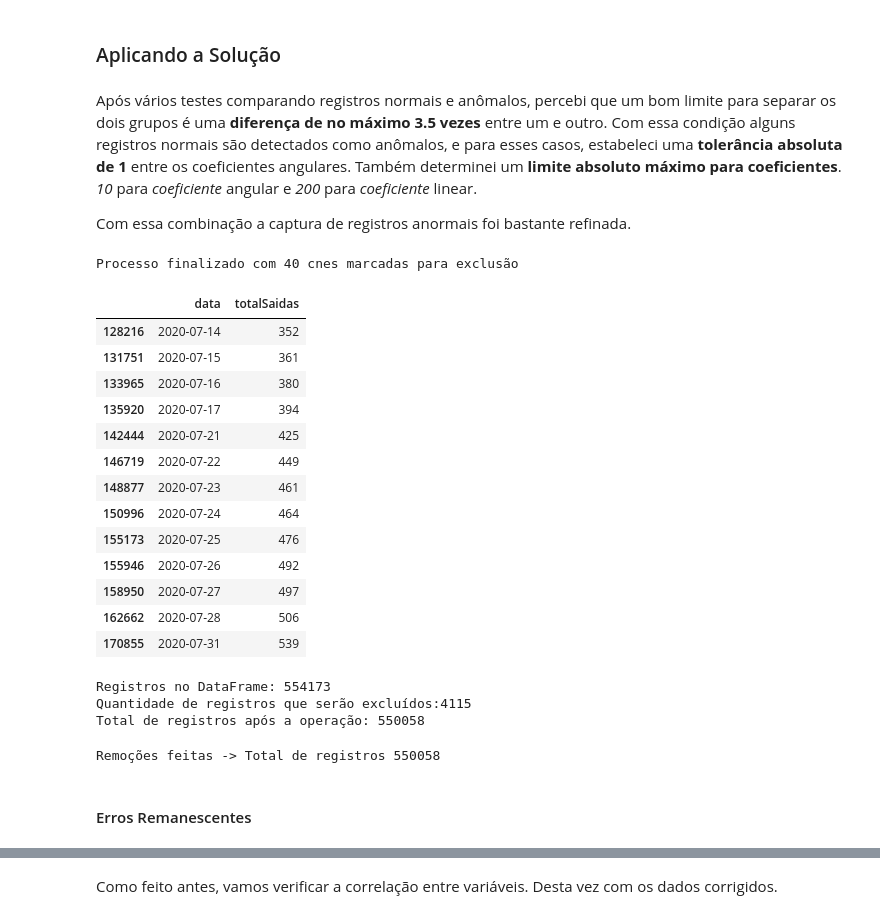
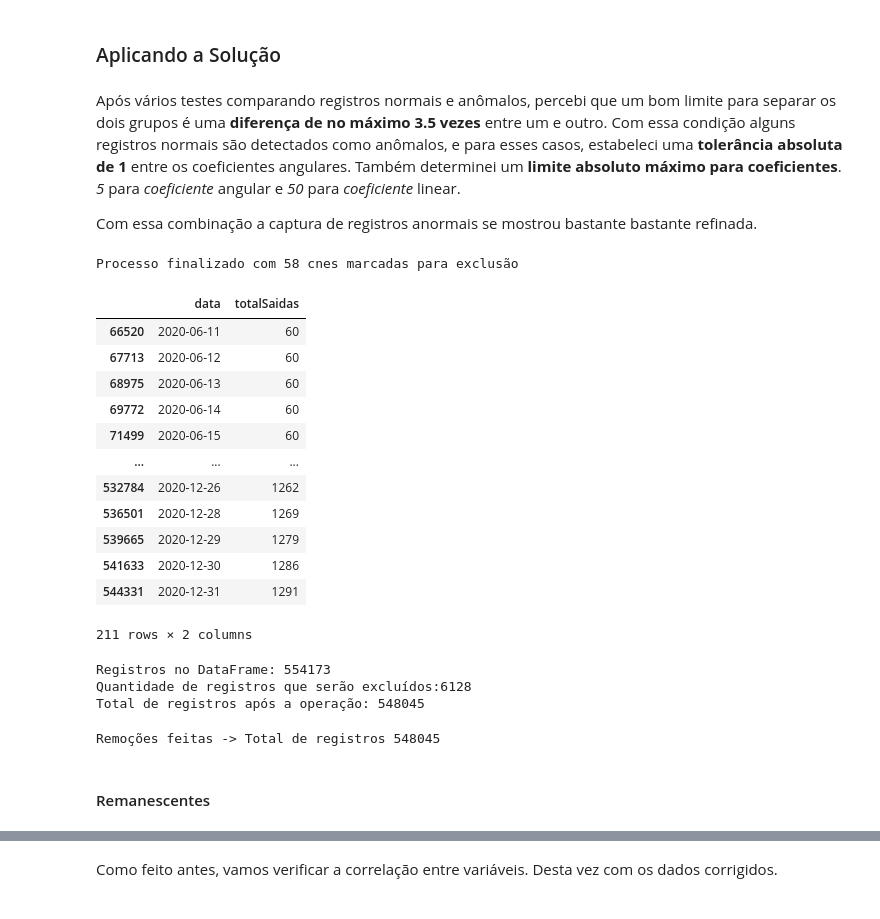
Before and after one commit to lucascorumba/study-projects, a Jupyter notebook: covid-hospital/analysis.ipynb, the cells around one changed output, grey strips where cells are left out. Cells and saved outputs as stored; diff of their text form; code cells hidden in the pictures.

```diff
--- a/covid-hospital/analysis.ipynb
+++ b/covid-hospital/analysis.ipynb
@@ -1865,9 +1865,9 @@ Teste com registros anômalos --> Coeficientes estão dentro do limite? Não
 # %% [markdown]
 ### Aplicando a Solução<a id="12-b"></a>
 # %% [markdown]
-Após vários testes comparando registros normais e anômalos, percebi que um bom limite para separar os dois grupos é uma **diferença de no máximo 3.5 vezes** entre um e outro. Com essa condição alguns registros normais são detectados como anômalos, e para esses casos, estabeleci uma **tolerância absoluta de 1** entre os coeficientes angulares. Também determinei um **limite absoluto máximo para coeficientes**. *10* para *coeficiente* angular e *200* para *coeficiente* linear.
+Após vários testes comparando registros normais e anômalos, percebi que um bom limite para separar os dois grupos é uma **diferença de no máximo 3.5 vezes** entre um e outro. Com essa condição alguns registros normais são detectados como anômalos, e para esses casos, estabeleci uma **tolerância absoluta de 1** entre os coeficientes angulares. Também determinei um **limite absoluto máximo para coeficientes**. *5* para *coeficiente* angular e *50* para *coeficiente* linear.
 
-Com essa combinação a captura de registros anormais foi bastante refinada.
+Com essa combinação a captura de registros anormais se mostrou bastante bastante refinada.
 # %%
 # listas temporárias para valores de saída / id de 'cnes' marcadas para exclusão
 jan_ago, set_dez, drop_cnes = list(), list(), list()
@@ -1906,17 +1906,17 @@ with warnings.catch_warnings():
                 utils.clear_lists(jan_ago, set_dez)
                 continue
             # onde só há um conjunto, testa apenas o coeficiente angular presente
-            if ((coef_a1) and (coef_a1 < 10)) or ((coef_a2) and (coef_a2 < 10)):
+            if ((coef_a1) and (coef_a1 < 5)) or ((coef_a2) and (coef_a2 < 5)):
                 utils.clear_lists(jan_ago, set_dez)
                 continue
-            # coeficiente angular maior que 10 -> marca para exclusão
+            # coeficiente angular maior que 5 -> marca para exclusão
             else:
                 drop_cnes.append(cnes)
                 utils.clear_lists(jan_ago, set_dez)
                 continue
 
-        # valor absoluto máximo aceitável para coeficientes -> linear: 200 | angular: 10
-        if (coef_a1 > 10) or (coef_a2 > 10) or (coef_l1 > 200) or (coef_l2 > 200):
+        # valor absoluto máximo aceitável para coeficientes -> linear: 50 | angular: 5
+        if (abs(coef_a1) >= 5) or (abs(coef_a2) >= 5) or (abs(coef_l1) >= 50) or (abs(coef_l2) >= 50):
             drop_cnes.append(cnes)
             utils.clear_lists(jan_ago, set_dez)
             continue
@@ -1937,25 +1937,24 @@ with warnings.catch_warnings():
 
 print(f'\nProcesso finalizado com {len(drop_cnes)} cnes marcadas para exclusão')
 # %% [output]
-Processo finalizado com 40 cnes marcadas para exclusão
+Processo finalizado com 58 cnes marcadas para exclusão
 # %%
 # pequena amostra de uma cnes com registros anormais
-df.loc[(df['cnes'] == drop_cnes[2]) & (df['totalSaidas'] > 350), ['data', 'totalSaidas']]
+df.loc[(df['cnes'] == drop_cnes[5]), ['data', 'totalSaidas']]
 # %% [output]
 |  | data | totalSaidas |
-| 128216 | 2020-07-14 | 352 |
-| 131751 | 2020-07-15 | 361 |
-| 133965 | 2020-07-16 | 380 |
-| 135920 | 2020-07-17 | 394 |
-| 142444 | 2020-07-21 | 425 |
-| 146719 | 2020-07-22 | 449 |
-| 148877 | 2020-07-23 | 461 |
-| 150996 | 2020-07-24 | 464 |
-| 155173 | 2020-07-25 | 476 |
-| 155946 | 2020-07-26 | 492 |
-| 158950 | 2020-07-27 | 497 |
-| 162662 | 2020-07-28 | 506 |
-| 170855 | 2020-07-31 | 539 |
+| 66520 | 2020-06-11 | 60 |
+| 67713 | 2020-06-12 | 60 |
+| 68975 | 2020-06-13 | 60 |
+| 69772 | 2020-06-14 | 60 |
+| 71499 | 2020-06-15 | 60 |
+| ... | ... | ... |
+| 532784 | 2020-12-26 | 1262 |
+| 536501 | 2020-12-28 | 1269 |
+| 539665 | 2020-12-29 | 1279 |
+| 541633 | 2020-12-30 | 1286 |
+| 544331 | 2020-12-31 | 1291 |
+211 rows × 2 columns
 # %%
 # Verificação
 print(f"Registros no DataFrame: {df.shape[0]}\n\
@@ -1963,14 +1962,14 @@ Quantidade de registros que serão excluídos:{len(df[df['cnes'].isin(drop_cnes)
 Total de registros após a operação: {df.shape[0] - len(df[df['cnes'].isin(drop_cnes)])}")
 # %% [output]
 Registros no DataFrame: 554173
-Quantidade de registros que serão excluídos:4115
-Total de registros após a operação: 550058
+Quantidade de registros que serão excluídos:6128
+Total de registros após a operação: 548045
 # %%
 # removendo registros de 'cnes' marcadas em 'drop_cnes'
 df.drop(df.loc[df['cnes'].isin(drop_cnes)].index, inplace=True)
 print(f"Remoções feitas -> Total de registros {df.shape[0]}")
 # %% [output]
-Remoções feitas -> Total de registros 550058
+Remoções feitas -> Total de registros 548045
 # %%
 # descomentar para salvar arquivo
 #df.to_csv('ocupacao-leito-2020-fix.csv', index=False, encoding='utf-8')
@@ -1978,6 +1977,6 @@ Remoções feitas -> Total de registros 550058
 # versão reduzida
 #sample = df.sample(frac=0.35)
 #sample.to_csv('ocupacao-leito-2020-fix-035.csv', index=False, encoding='utf-8')
-# %% [markdown]
-#### Erros Remanescentes
+# %% [markdown]
+#### Remanescentes<a id="12-c"></a>
 # %% [markdown]
```
Also changed, not shown: parts of 4 cells of this notebook.
